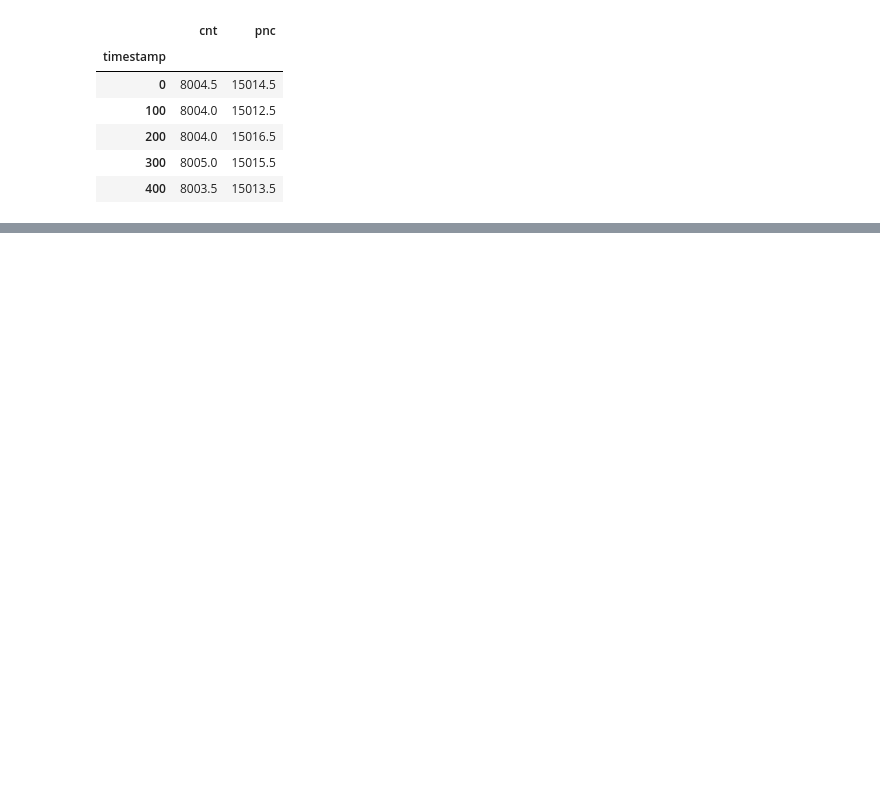
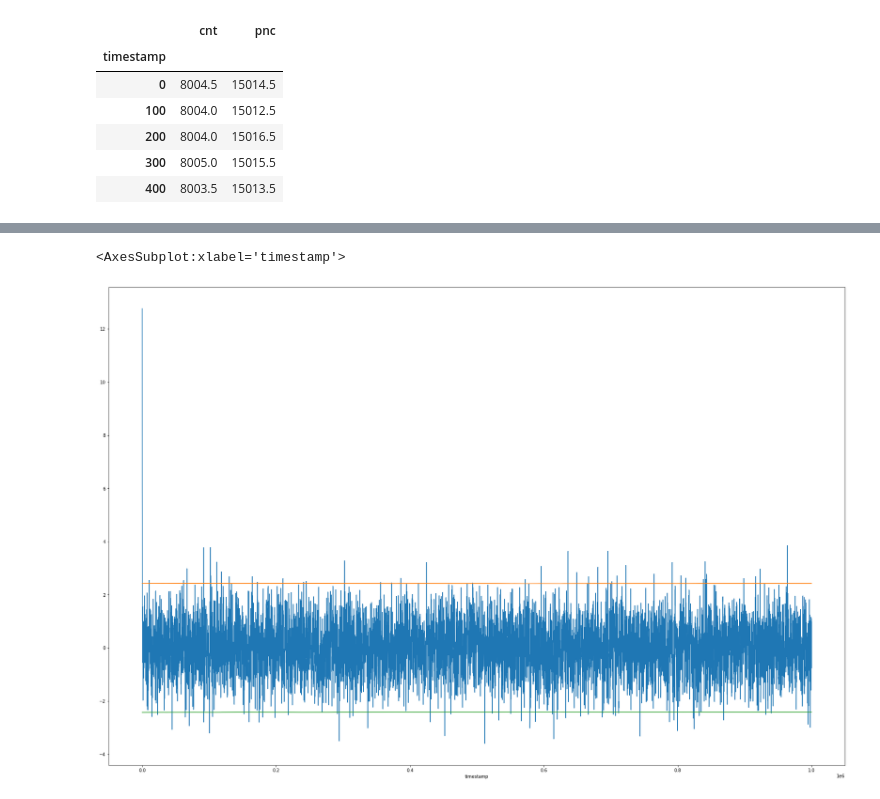
Before and after one commit to andrewchen0028/prosperity, a Jupyter notebook: pair trading.ipynb, the cells around one changed output, grey strips where cells are left out. Saved outputs shown, nothing was run; the diff lists cells and outputs as text; code cells hidden in the pictures; blank space fills up the shorter version.

```diff
--- a/pair trading.ipynb
+++ b/pair trading.ipynb
@@ -54 +59,8 @@ val['spread'] = val['pnc'] - val['gamma'] * val['cnt'] - val['mu']
+# %%
+val['spread'].plot(figsize=(30, 20))
+val['Q'].plot(figsize=(30, 20))
+(-1 * val['Q']).plot(figsize=(30, 20))
+# %% [output]
+<AxesSubplot:xlabel='timestamp'>
+[figure, added]
 # %%
```
Also changed, not shown: parts of 6 cells of this notebook, 2 other files.
